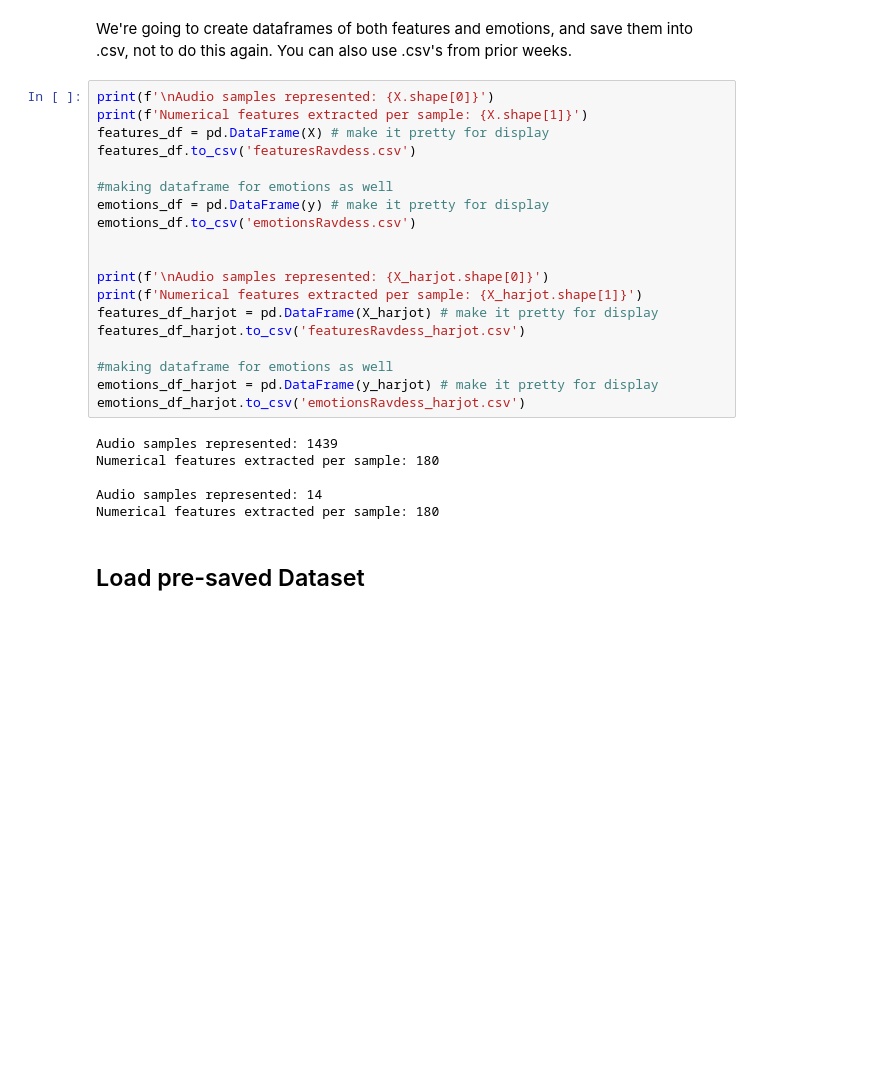
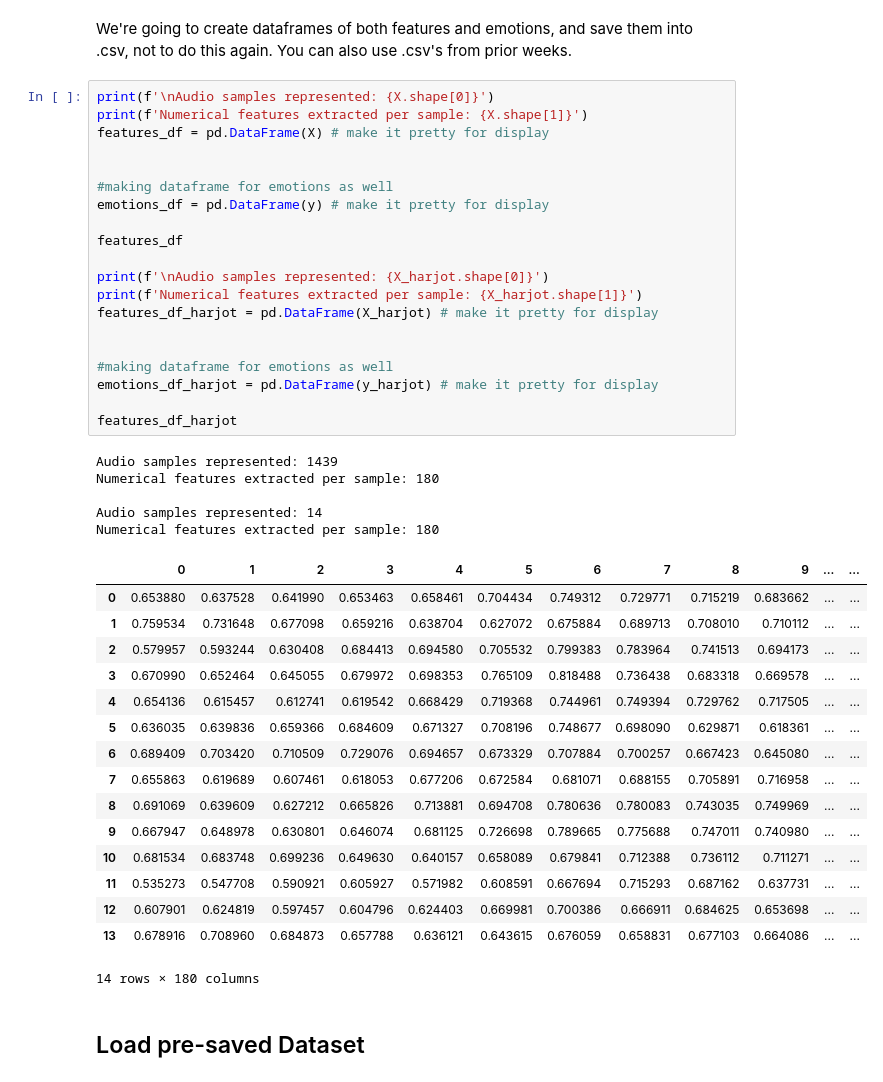
Before and after one commit to harjotsk03/Week4-NeuralNetworks, a Jupyter notebook: Week4__Neural_Networks.ipynb, the cells around one changed output. Saved outputs shown, nothing was run; the diff lists cells and outputs as text; blank space fills up the shorter version.

```diff
--- a/Week4__Neural_Networks.ipynb
+++ b/Week4__Neural_Networks.ipynb
@@ -201,28 +214,45 @@ We're going to create dataframes of both features and emotions, and save them in
 # %%
 print(f'\nAudio samples represented: {X.shape[0]}')
 print(f'Numerical features extracted per sample: {X.shape[1]}')
 features_df = pd.DataFrame(X) # make it pretty for display
-features_df.to_csv('featuresRavdess.csv')
+
 
 #making dataframe for emotions as well
 emotions_df = pd.DataFrame(y) # make it pretty for display
-emotions_df.to_csv('emotionsRavdess.csv')
 
+features_df
 
 print(f'\nAudio samples represented: {X_harjot.shape[0]}')
 print(f'Numerical features extracted per sample: {X_harjot.shape[1]}')
 features_df_harjot = pd.DataFrame(X_harjot) # make it pretty for display
-features_df_harjot.to_csv('featuresRavdess_harjot.csv')
+
 
 #making dataframe for emotions as well
 emotions_df_harjot = pd.DataFrame(y_harjot) # make it pretty for display
-emotions_df_harjot.to_csv('emotionsRavdess_harjot.csv')
+
+features_df_harjot
 # %% [output]
 Audio samples represented: 1439
 Numerical features extracted per sample: 180
 
 Audio samples represented: 14
 Numerical features extracted per sample: 180
+|  | 0 | 1 | 2 | 3 | 4 | 5 | 6 | 7 | 8 | 9 | ... | ... |
+| 0 | 0.653880 | 0.637528 | 0.641990 | 0.653463 | 0.658461 | 0.704434 | 0.749312 | 0.729771 | 0.715219 | 0.683662 | ... | ... |
+| 1 | 0.759534 | 0.731648 | 0.677098 | 0.659216 | 0.638704 | 0.627072 | 0.675884 | 0.689713 | 0.708010 | 0.710112 | ... | ... |
+| 2 | 0.579957 | 0.593244 | 0.630408 | 0.684413 | 0.694580 | 0.705532 | 0.799383 | 0.783964 | 0.741513 | 0.694173 | ... | ... |
+| 3 | 0.670990 | 0.652464 | 0.645055 | 0.679972 | 0.698353 | 0.765109 | 0.818488 | 0.736438 | 0.683318 | 0.669578 | ... | ... |
+| 4 | 0.654136 | 0.615457 | 0.612741 | 0.619542 | 0.668429 | 0.719368 | 0.744961 | 0.749394 | 0.729762 | 0.717505 | ... | ... |
+| 5 | 0.636035 | 0.639836 | 0.659366 | 0.684609 | 0.671327 | 0.708196 | 0.748677 | 0.698090 | 0.629871 | 0.618361 | ... | ... |
+| 6 | 0.689409 | 0.703420 | 0.710509 | 0.729076 | 0.694657 | 0.673329 | 0.707884 | 0.700257 | 0.667423 | 0.645080 | ... | ... |
+| 7 | 0.655863 | 0.619689 | 0.607461 | 0.618053 | 0.677206 | 0.672584 | 0.681071 | 0.688155 | 0.705891 | 0.716958 | ... | ... |
+| 8 | 0.691069 | 0.639609 | 0.627212 | 0.665826 | 0.713881 | 0.694708 | 0.780636 | 0.780083 | 0.743035 | 0.749969 | ... | ... |
+| 9 | 0.667947 | 0.648978 | 0.630801 | 0.646074 | 0.681125 | 0.726698 | 0.789665 | 0.775688 | 0.747011 | 0.740980 | ... | ... |
+| 10 | 0.681534 | 0.683748 | 0.699236 | 0.649630 | 0.640157 | 0.658089 | 0.679841 | 0.712388 | 0.736112 | 0.711271 | ... | ... |
+| 11 | 0.535273 | 0.547708 | 0.590921 | 0.605927 | 0.571982 | 0.608591 | 0.667694 | 0.715293 | 0.687162 | 0.637731 | ... | ... |
+| 12 | 0.607901 | 0.624819 | 0.597457 | 0.604796 | 0.624403 | 0.669981 | 0.700386 | 0.666911 | 0.684625 | 0.653698 | ... | ... |
+| 13 | 0.678916 | 0.708960 | 0.684873 | 0.657788 | 0.636121 | 0.643615 | 0.676059 | 0.658831 | 0.677103 | 0.664086 | ... | ... |
+14 rows × 180 columns
 # %% [markdown]
 ## Load pre-saved Dataset
 # %% [markdown]
```
Also changed, not shown: parts of 17 cells of this notebook.
